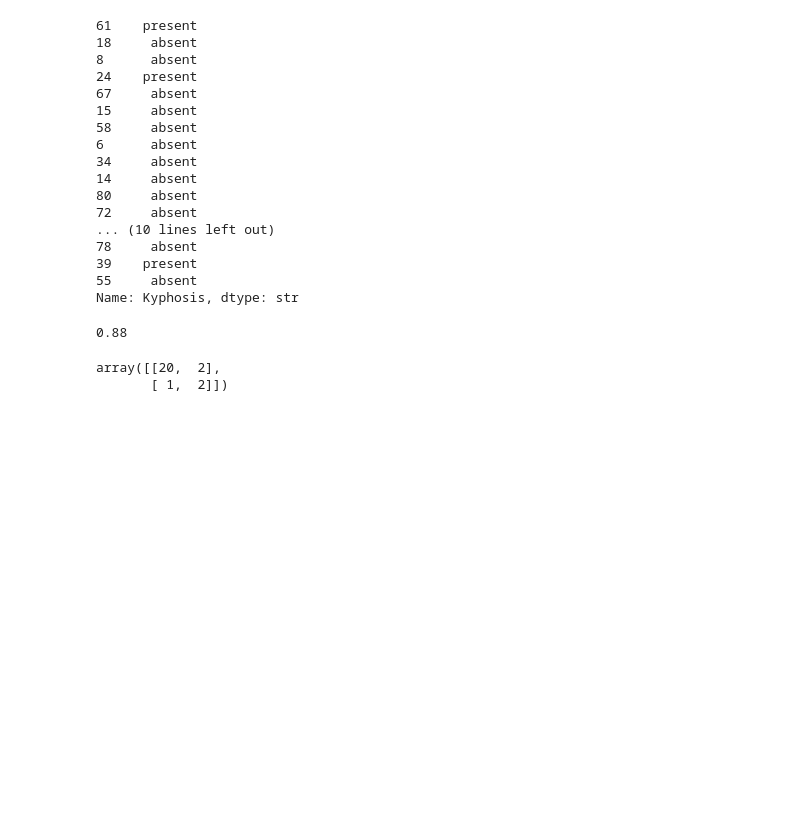
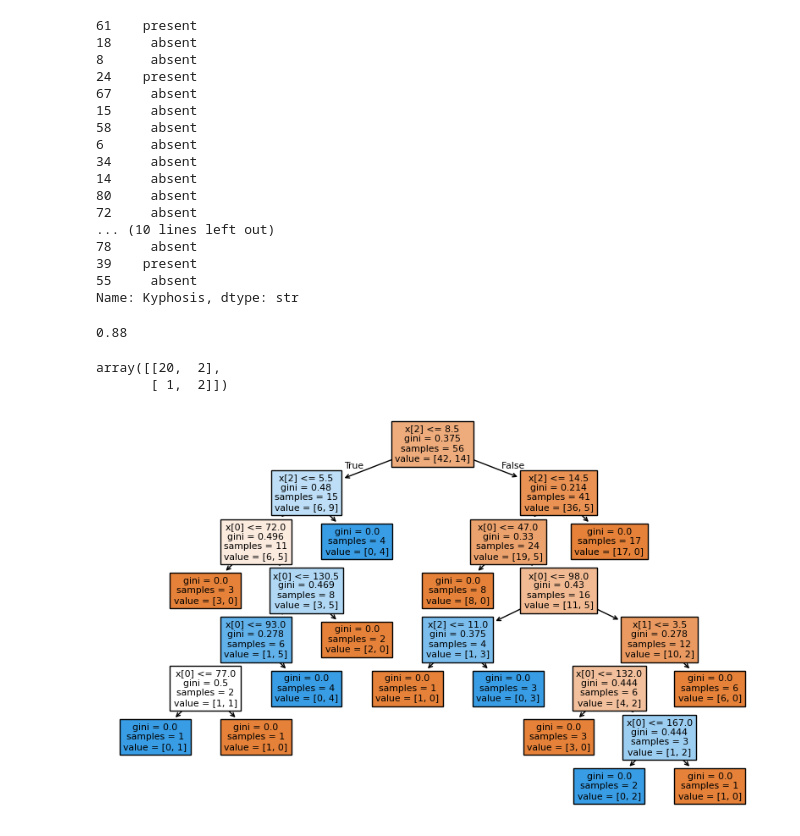
Before and after one commit to jdtdjayasingha/Decision-Tree-Kyphosis-Classification, a Jupyter notebook: Decision-Tree-Kyphosis.ipynb, the cells around one changed output. Cells and saved outputs as stored; diff of their text form; code cells hidden in the pictures; blank space fills up the shorter version.

Commit message:
Visualize the Tree

```diff
--- a/Decision-Tree-Kyphosis.ipynb
+++ b/Decision-Tree-Kyphosis.ipynb
@@ -109,3 +111,9 @@ confusion_matrix(y_test, pred)
 # %% [output]
 array([[20,  2],
        [ 1,  2]])
+# %%
+plt.figure(figsize=(10,6))
+plot_tree(model, filled=True)
+plt.show()
+# %% [output]
+[figure, added]
```
Also changed, not shown: parts of 1 cell of this notebook.
